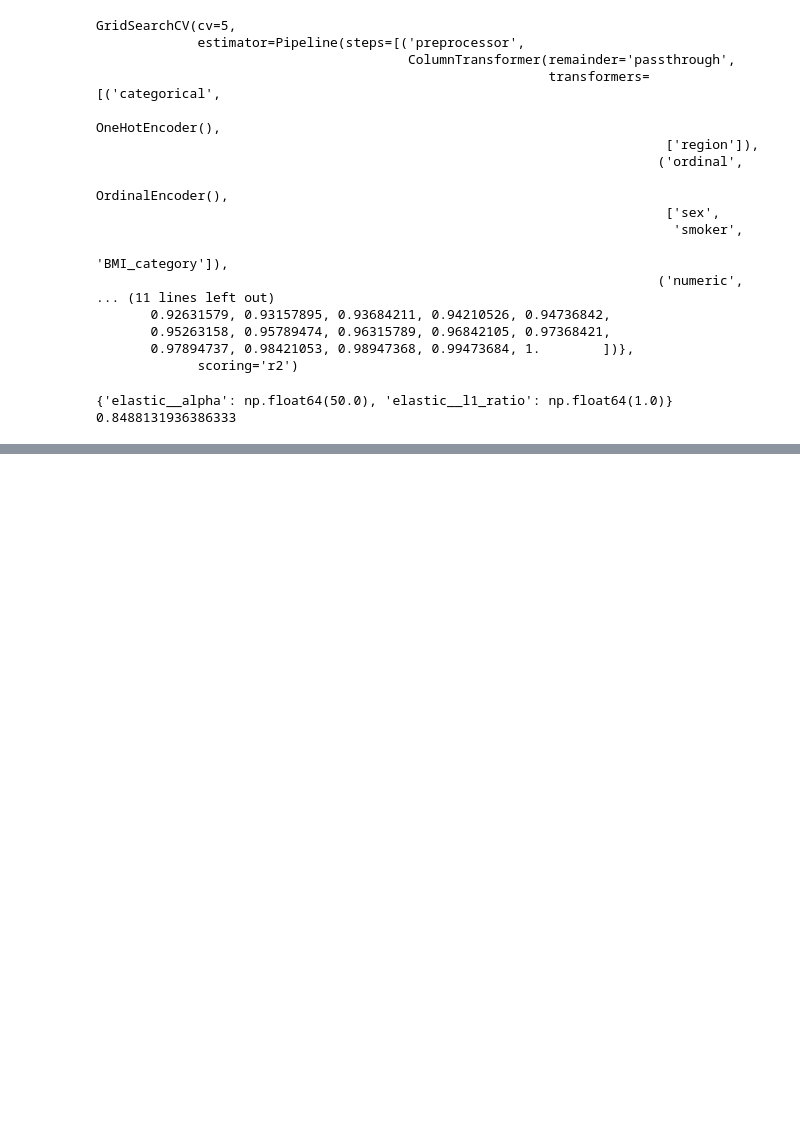
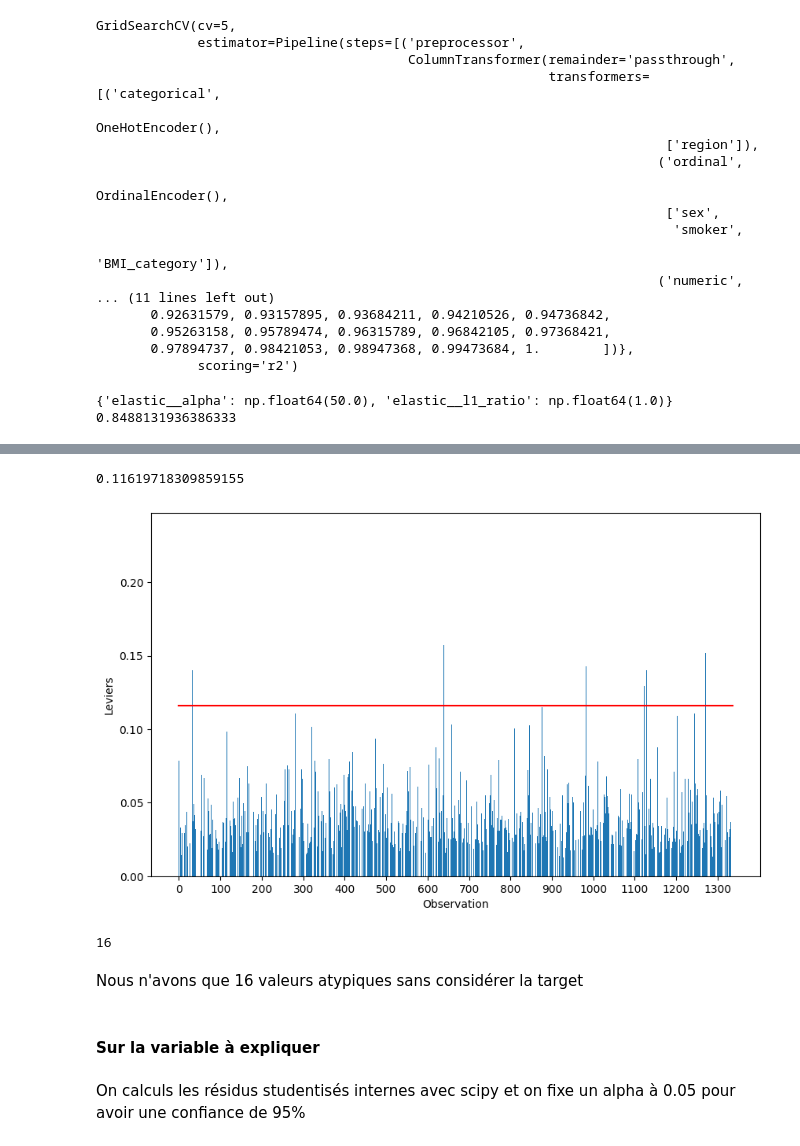
Before and after one commit to istaion/Assur_aimant, a Jupyter notebook: victor/modelisation.ipynb, the cells around one changed output, grey strips where cells are left out. Cells and saved outputs as stored; diff of their text form; code cells hidden in the pictures; blank space fills up the shorter version.

Commit message:
meilleur modèle après analyse

```diff
--- a/victor/modelisation.ipynb
+++ b/victor/modelisation.ipynb
@@ -670,0 +642,3 @@ ax.invert_yaxis()
+# %%
+analyses = pd.DataFrame(Y["index"])
+analyses
@@ -670,0 +659,3 @@ ax.invert_yaxis()
+# %%
+n,p = X.shape
+print(n,p)
@@ -670,0 +666,5 @@ ax.invert_yaxis()
+# %%
+import statsmodels.api as sm
+X = sm.add_constant(X) # J'ajoute une colonne de 1 qui va corespondre à l'intercept
+reg_multi = sm.OLS(Y.drop("index", axis=1),X)
+reg_multi = reg_multi.fit()
@@ -670,0 +714,25 @@ ax.invert_yaxis()
+# %%
+analyses['levier'] = reg_multi.get_influence().hat_matrix_diag
+
+seuil_levier = 2*p/n
+print(seuil_levier)
+# %% [output]
+0.11619718309859155
+# %%
+plt.figure(figsize=(10,6))
+plt.bar(analyses['index'], analyses['levier'])
+plt.xticks(np.arange(0, 1336, step=100))
+plt.xlabel('Observation')
+plt.ylabel('Leviers')
+plt.plot([0, 1336], [seuil_levier, seuil_levier], color='r')
+plt.show()
+# %% [output]
+[figure, added]
+# %%
+len(analyses.loc[analyses['levier'] > seuil_levier, :])
+# %% [output]
+16
+# %% [markdown]
+Nous n'avons que 16 valeurs atypiques sans considérer la target
+# %% [markdown]
+#### Sur la variable à expliquer
@@ -670,0 +741,2 @@ ax.invert_yaxis()
+# %% [markdown]
+On calculs les résidus studentisés internes avec scipy et on fixe un alpha à 0.05 pour avoir une confiance de 95%
```
Also changed, not shown: parts of 40 cells of this notebook.
